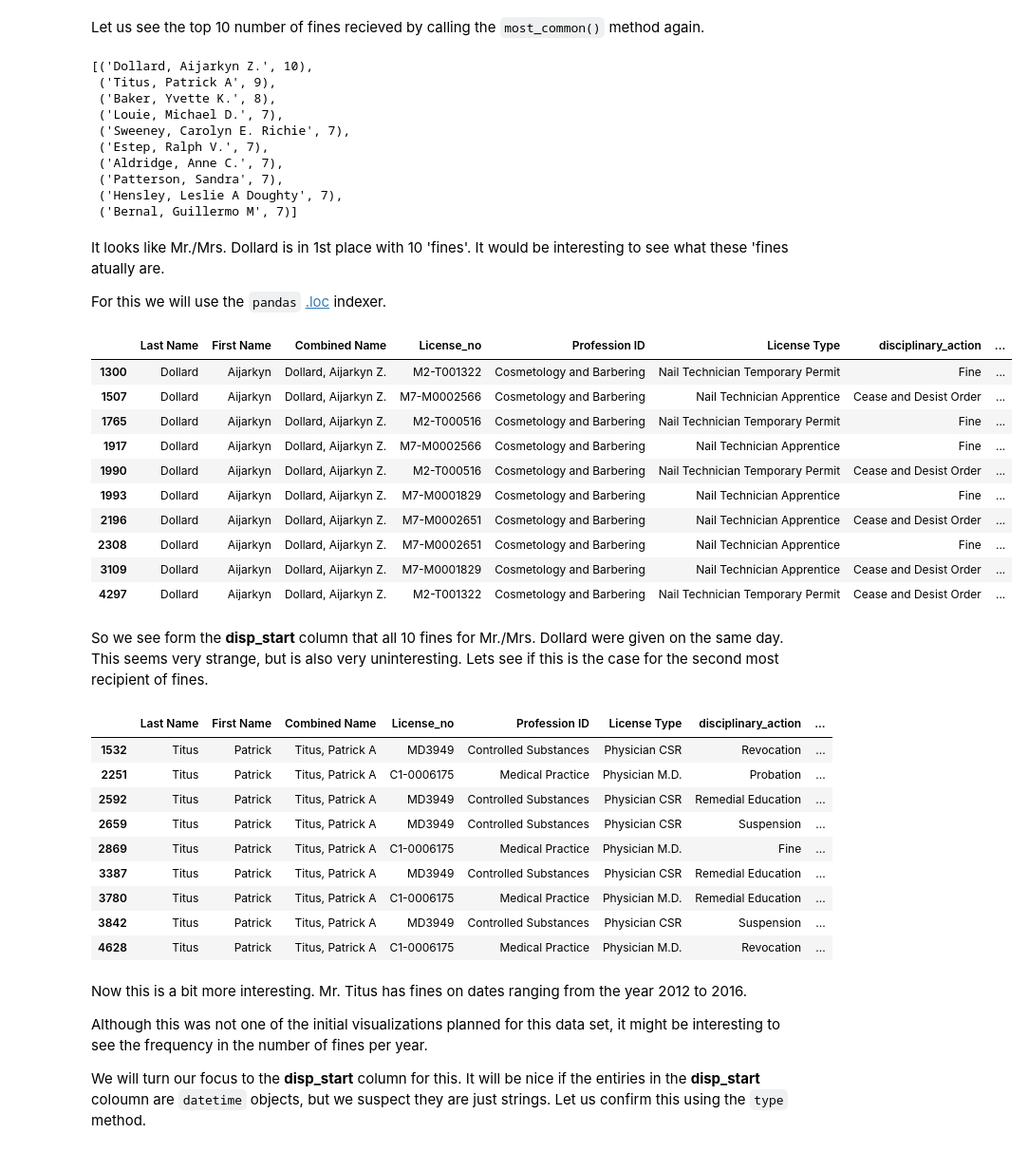
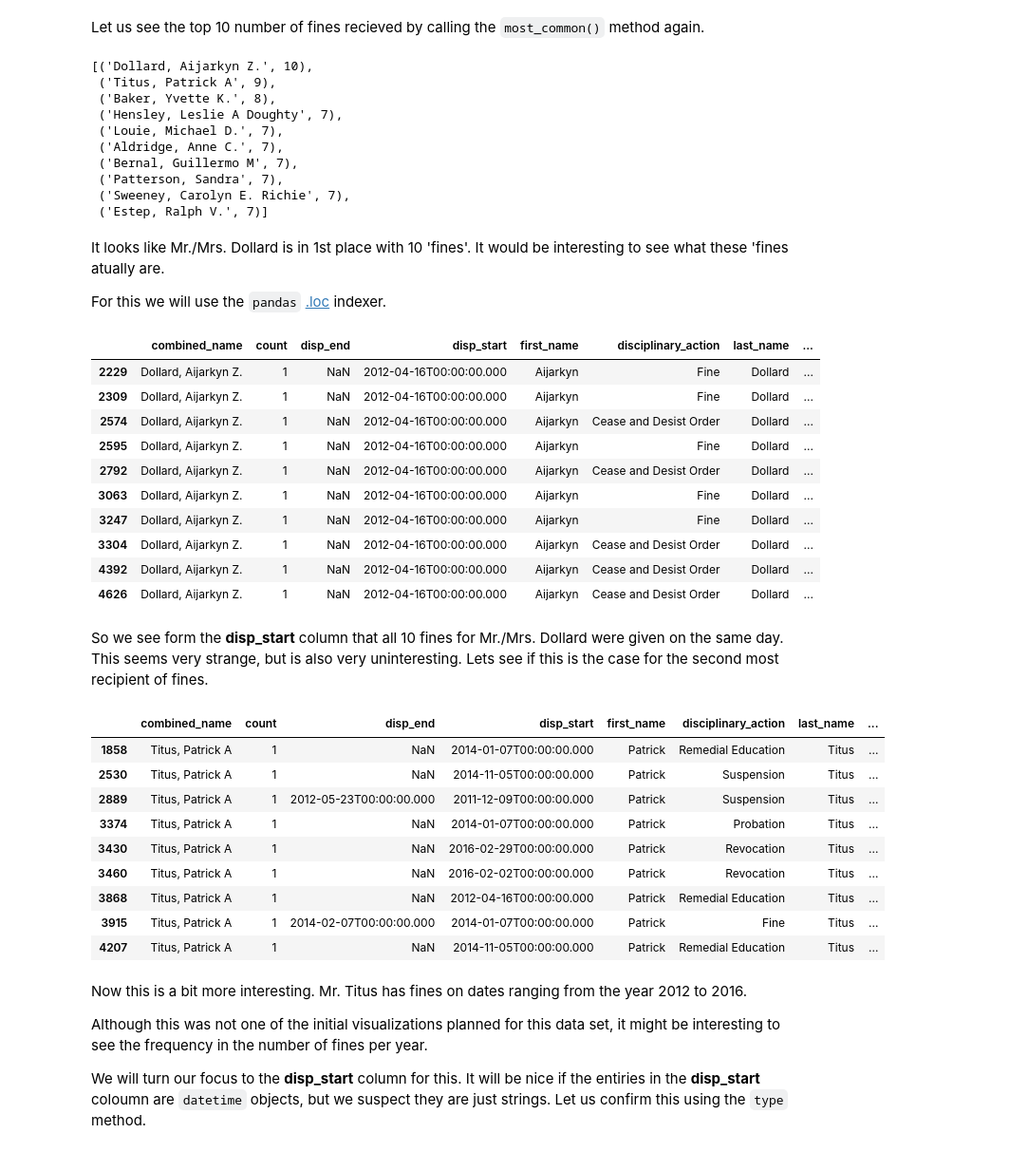
Before and after one commit to seyeadekanye/Disciplinary-Action-ODD, a Jupyter notebook: Disciplinary Action.ipynb, the cells around one changed output. Shown at 95% size. Drawn from its saved outputs; the diff is of its cells as text; code cells hidden in the pictures.

Commit message:
Added Disciplinary Action file via upload
FIxed the issue with the API call only reading in 1000 rows

```diff
--- a/Disciplinary Action.ipynb
+++ b/Disciplinary Action.ipynb
@@ -22,5 +22,5 @@ sns.set()
 
 %matplotlib notebook
 # %%
-url = "https://data.delaware.gov/resource/wqvn-hw3m.csv"
+url = "https://data.delaware.gov/resource/wqvn-hw3m.csv?$limit=6000"
 data = pd.read_csv(url)
@@ -122,7 +106,7 @@ Now, on to the question of *Who recieved the most disciplinary actions?*. A subq
 The `Counter` subclass will be very useful here again.
 # %%
 name_counter = Counter()
-for name in data2['Combined Name']:
+for name in data['combined_name']:
     name_counter[name] += 1
 # %% [markdown]
 Let us see the top 10 number of fines recieved by calling the `most_common()` method again.
@@ -132,48 +116,48 @@ name_counter.most_common(10)
 [('Dollard, Aijarkyn Z.', 10),
  ('Titus, Patrick A', 9),
  ('Baker, Yvette K.', 8),
+ ('Hensley, Leslie A Doughty', 7),
  ('Louie, Michael D.', 7),
+ ('Aldridge, Anne C.', 7),
+ ('Bernal, Guillermo M', 7),
+ ('Patterson, Sandra', 7),
  ('Sweeney, Carolyn E. Richie', 7),
- ('Estep, Ralph V.', 7),
- ('Aldridge, Anne C.', 7),
- ('Patterson, Sandra', 7),
- ('Hensley, Leslie A Doughty', 7),
- ('Bernal, Guillermo M', 7)]
+ ('Estep, Ralph V.', 7)]
 # %% [markdown]
 It looks like Mr./Mrs. Dollard is in 1st place with 10 'fines'. It would be interesting to see what these 'fines atually are.
 
 For this we will use the `pandas` [.loc](https://pandas.pydata.org/pandas-docs/stable/generated/pandas.DataFrame.loc.html) indexer.
 # %%
 most_common_name1, _ = name_counter.most_common(1)[0]
-data2.loc[data2['Combined Name'] == most_common_name1]
+data.loc[data['combined_name'] == most_common_name1]
 # %% [output]
-|  | Last Name | First Name | Combined Name | License_no | Profession ID | License Type | disciplinary_action | ... |
-| 1300 | Dollard | Aijarkyn | Dollard, Aijarkyn Z. | M2-T001322 | Cosmetology and Barbering | Nail Technician Temporary Permit | Fine | ... |
-| 1507 | Dollard | Aijarkyn | Dollard, Aijarkyn Z. | M7-M0002566 | Cosmetology and Barbering | Nail Technician Apprentice | Cease and Desist Order | ... |
-| 1765 | Dollard | Aijarkyn | Dollard, Aijarkyn Z. | M2-T000516 | Cosmetology and Barbering | Nail Technician Temporary Permit | Fine | ... |
-| 1917 | Dollard | Aijarkyn | Dollard, Aijarkyn Z. | M7-M0002566 | Cosmetology and Barbering | Nail Technician Apprentice | Fine | ... |
-| 1990 | Dollard | Aijarkyn | Dollard, Aijarkyn Z. | M2-T000516 | Cosmetology and Barbering | Nail Technician Temporary Permit | Cease and Desist Order | ... |
-| 1993 | Dollard | Aijarkyn | Dollard, Aijarkyn Z. | M7-M0001829 | Cosmetology and Barbering | Nail Technician Apprentice | Fine | ... |
-| 2196 | Dollard | Aijarkyn | Dollard, Aijarkyn Z. | M7-M0002651 | Cosmetology and Barbering | Nail Technician Apprentice | Cease and Desist Order | ... |
-| 2308 | Dollard | Aijarkyn | Dollard, Aijarkyn Z. | M7-M0002651 | Cosmetology and Barbering | Nail Technician Apprentice | Fine | ... |
-| 3109 | Dollard | Aijarkyn | Dollard, Aijarkyn Z. | M7-M0001829 | Cosmetology and Barbering | Nail Technician Apprentice | Cease and Desist Order | ... |
-| 4297 | Dollard | Aijarkyn | Dollard, Aijarkyn Z. | M2-T001322 | Cosmetology and Barbering | Nail Technician Temporary Permit | Cease and Desist Order | ... |
+|  | combined_name | count | disp_end | disp_start | first_name | disciplinary_action | last_name | ... |
+| 2229 | Dollard, Aijarkyn Z. | 1 | NaN | 2012-04-16T00:00:00.000 | Aijarkyn | Fine | Dollard | ... |
+| 2309 | Dollard, Aijarkyn Z. | 1 | NaN | 2012-04-16T00:00:00.000 | Aijarkyn | Fine | Dollard | ... |
+| 2574 | Dollard, Aijarkyn Z. | 1 | NaN | 2012-04-16T00:00:00.000 | Aijarkyn | Cease and Desist Order | Dollard | ... |
+| 2595 | Dollard, Aijarkyn Z. | 1 | NaN | 2012-04-16T00:00:00.000 | Aijarkyn | Fine | Dollard | ... |
+| 2792 | Dollard, Aijarkyn Z. | 1 | NaN | 2012-04-16T00:00:00.000 | Aijarkyn | Cease and Desist Order | Dollard | ... |
+| 3063 | Dollard, Aijarkyn Z. | 1 | NaN | 2012-04-16T00:00:00.000 | Aijarkyn | Fine | Dollard | ... |
+| 3247 | Dollard, Aijarkyn Z. | 1 | NaN | 2012-04-16T00:00:00.000 | Aijarkyn | Fine | Dollard | ... |
+| 3304 | Dollard, Aijarkyn Z. | 1 | NaN | 2012-04-16T00:00:00.000 | Aijarkyn | Cease and Desist Order | Dollard | ... |
+| 4392 | Dollard, Aijarkyn Z. | 1 | NaN | 2012-04-16T00:00:00.000 | Aijarkyn | Cease and Desist Order | Dollard | ... |
+| 4626 | Dollard, Aijarkyn Z. | 1 | NaN | 2012-04-16T00:00:00.000 | Aijarkyn | Cease and Desist Order | Dollard | ... |
 # %% [markdown]
 So we see form the **disp_start** column that all 10 fines for Mr./Mrs. Dollard were given on the same day. This seems very strange, but is also very uninteresting. Lets see if this is the case for the second most recipient of fines.
 # %%
 most_common_name2, _ = name_counter.most_common(2)[1]
-data2.loc[data2['Combined Name'] == most_common_name2]
+data.loc[data['combined_name'] == most_common_name2]
 # %% [output]
-|  | Last Name | First Name | Combined Name | License_no | Profession ID | License Type | disciplinary_action | ... |
-| 1532 | Titus | Patrick | Titus, Patrick A | MD3949 | Controlled Substances | Physician CSR | Revocation | ... |
-| 2251 | Titus | Patrick | Titus, Patrick A | C1-0006175 | Medical Practice | Physician M.D. | Probation | ... |
-| 2592 | Titus | Patrick | Titus, Patrick A | MD3949 | Controlled Substances | Physician CSR | Remedial Education | ... |
-| 2659 | Titus | Patrick | Titus, Patrick A | MD3949 | Controlled Substances | Physician CSR | Suspension | ... |
-| 2869 | Titus | Patrick | Titus, Patrick A | C1-0006175 | Medical Practice | Physician M.D. | Fine | ... |
-| 3387 | Titus | Patrick | Titus, Patrick A | MD3949 | Controlled Substances | Physician CSR | Remedial Education | ... |
-| 3780 | Titus | Patrick | Titus, Patrick A | C1-0006175 | Medical Practice | Physician M.D. | Remedial Education | ... |
-| 3842 | Titus | Patrick | Titus, Patrick A | MD3949 | Controlled Substances | Physician CSR | Suspension | ... |
-| 4628 | Titus | Patrick | Titus, Patrick A | C1-0006175 | Medical Practice | Physician M.D. | Revocation | ... |
+|  | combined_name | count | disp_end | disp_start | first_name | disciplinary_action | last_name | ... |
+| 1858 | Titus, Patrick A | 1 | NaN | 2014-01-07T00:00:00.000 | Patrick | Remedial Education | Titus | ... |
+| 2530 | Titus, Patrick A | 1 | NaN | 2014-11-05T00:00:00.000 | Patrick | Suspension | Titus | ... |
+| 2889 | Titus, Patrick A | 1 | 2012-05-23T00:00:00.000 | 2011-12-09T00:00:00.000 | Patrick | Suspension | Titus | ... |
+| 3374 | Titus, Patrick A | 1 | NaN | 2014-01-07T00:00:00.000 | Patrick | Probation | Titus | ... |
+| 3430 | Titus, Patrick A | 1 | NaN | 2016-02-29T00:00:00.000 | Patrick | Revocation | Titus | ... |
+| 3460 | Titus, Patrick A | 1 | NaN | 2016-02-02T00:00:00.000 | Patrick | Revocation | Titus | ... |
+| 3868 | Titus, Patrick A | 1 | NaN | 2012-04-16T00:00:00.000 | Patrick | Remedial Education | Titus | ... |
+| 3915 | Titus, Patrick A | 1 | 2014-02-07T00:00:00.000 | 2014-01-07T00:00:00.000 | Patrick | Fine | Titus | ... |
+| 4207 | Titus, Patrick A | 1 | NaN | 2014-11-05T00:00:00.000 | Patrick | Remedial Education | Titus | ... |
 # %% [markdown]
 Now this is a bit more interesting. Mr. Titus has fines on dates ranging from the year 2012 to 2016.
 
```
Also changed, not shown: parts of 28 cells of this notebook.
